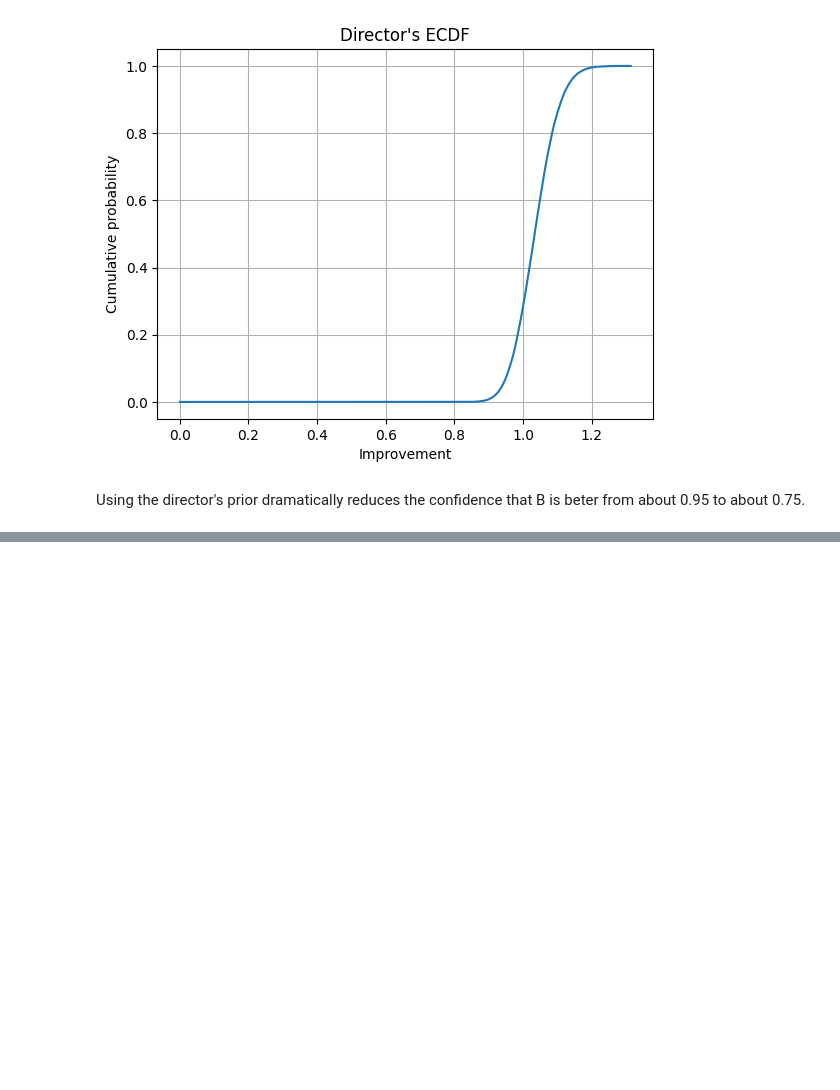
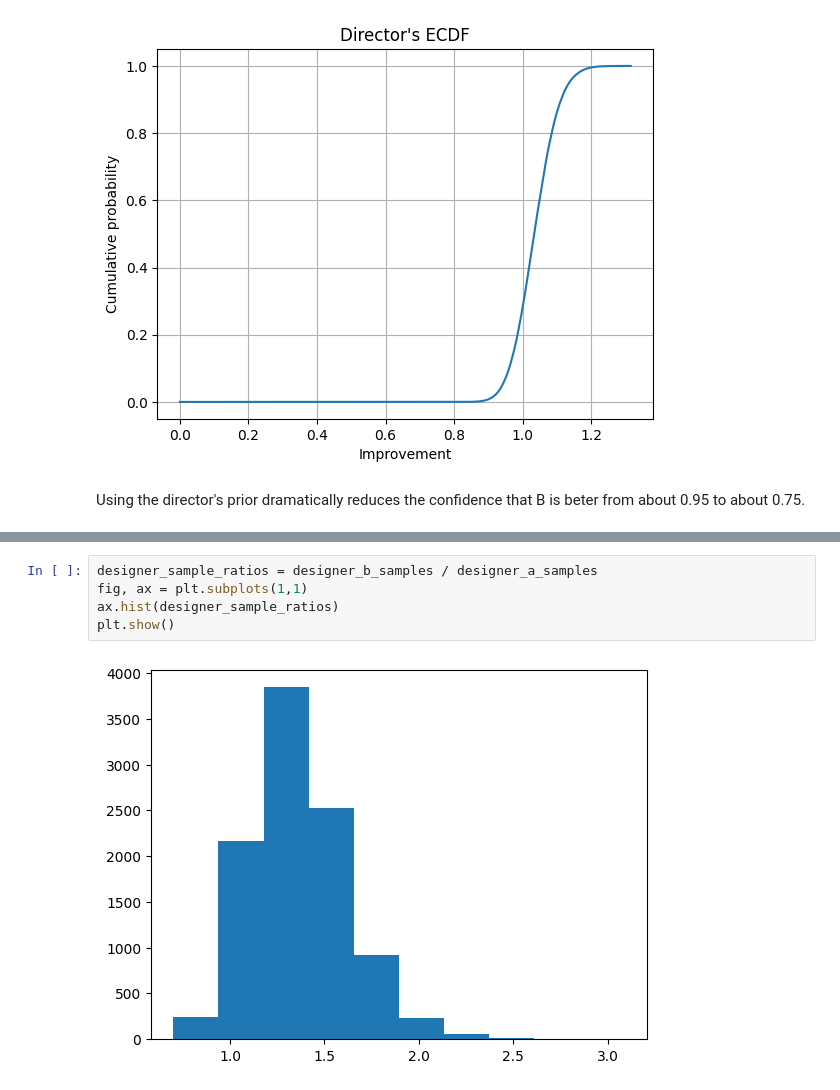
Before and after one commit to TecKnow/learning, a Jupyter notebook: Chapter_15.ipynb, the cells around one changed output, grey strips where cells are left out. Cells and saved outputs as stored; diff of their text form; blank space fills up the shorter version.

```diff
--- a/Chapter_15.ipynb
+++ b/Chapter_15.ipynb
@@ -168,0 +198,7 @@ Using the director's prior dramatically reduces the confidence that B is beter f
+# %%
+designer_sample_ratios = designer_b_samples / designer_a_samples
+fig, ax = plt.subplots(1,1)
+ax.hist(designer_sample_ratios)
+plt.show()
+# %% [output]
+[figure, added]
```
Also changed, not shown: parts of 8 cells of this notebook.
